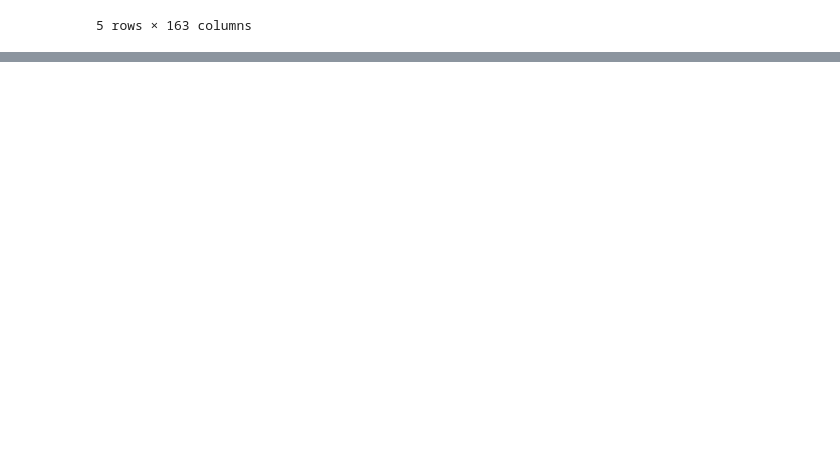
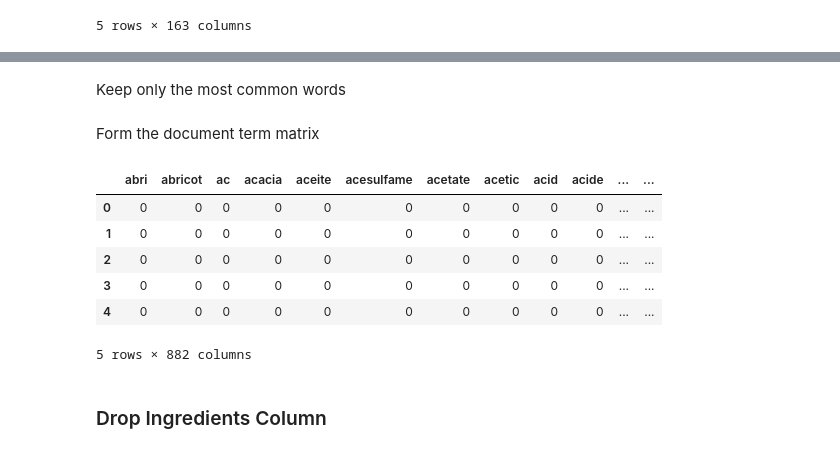
Before and after one commit to gabet2/STAT542, a Jupyter notebook: 0_Preprocess.ipynb, the cells around one changed output, grey strips where cells are left out. Cells and saved outputs as stored; diff of their text form; code cells hidden in the pictures; blank space fills up the shorter version.

```diff
--- a/0_Preprocess.ipynb
+++ b/0_Preprocess.ipynb
@@ -15,0 +104,2 @@ df.head()
+# %%
+all_words = [i for ing in ingredients for i in ing.split()]
@@ -15,0 +108,25 @@ df.head()
+# %%
+rm_words = ['de', 'contains', 's', 'et', 'of', 'en', 'less', 'p']
+# %% [markdown]
+Keep only the most common words
+# %%
+most_common_words = Counter(all_words).most_common(1000)
+most_common_words = [word[0] for word in most_common_words if word[0] not in rm_words]
+# %%
+keep_ingredients = [" ".join([word for word in ing.split() if word in most_common_words]) for ing in ingredients ]
+# %% [markdown]
+Form the document term matrix
+# %%
+vec = CountVectorizer()
+X = vec.fit_transform(keep_ingredients)
+dtm = pd.DataFrame(X.toarray(), columns = vec.get_feature_names())
+dtm.to_csv("/Users/gabrieltaylor/Python/STAT542/dtm.csv")
+dtm.head()
+# %% [output]
+|  | abri | abricot | ac | acacia | aceite | acesulfame | acetate | acetic | acid | acide | ... | ... |
+| 0 | 0 | 0 | 0 | 0 | 0 | 0 | 0 | 0 | 0 | 0 | ... | ... |
+| 1 | 0 | 0 | 0 | 0 | 0 | 0 | 0 | 0 | 0 | 0 | ... | ... |
+| 2 | 0 | 0 | 0 | 0 | 0 | 0 | 0 | 0 | 0 | 0 | ... | ... |
+| 3 | 0 | 0 | 0 | 0 | 0 | 0 | 0 | 0 | 0 | 0 | ... | ... |
+| 4 | 0 | 0 | 0 | 0 | 0 | 0 | 0 | 0 | 0 | 0 | ... | ... |
+5 rows × 882 columns
@@ -15,0 +135,2 @@ df.head()
+# %% [markdown]
+### Drop Ingredients Column
```
Also changed, not shown: parts of 27 cells of this notebook.
